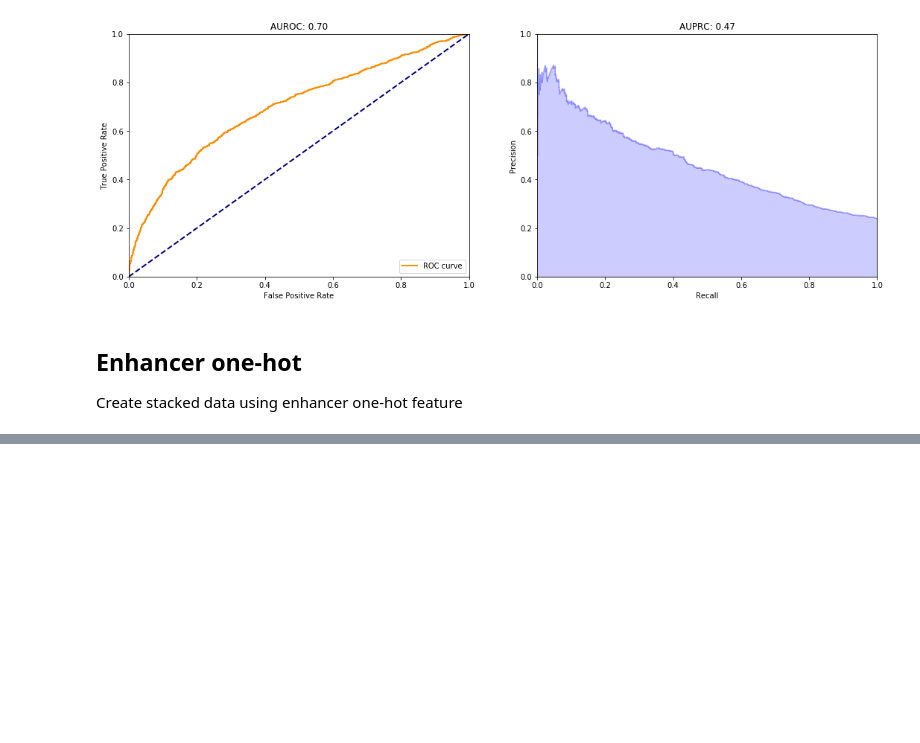
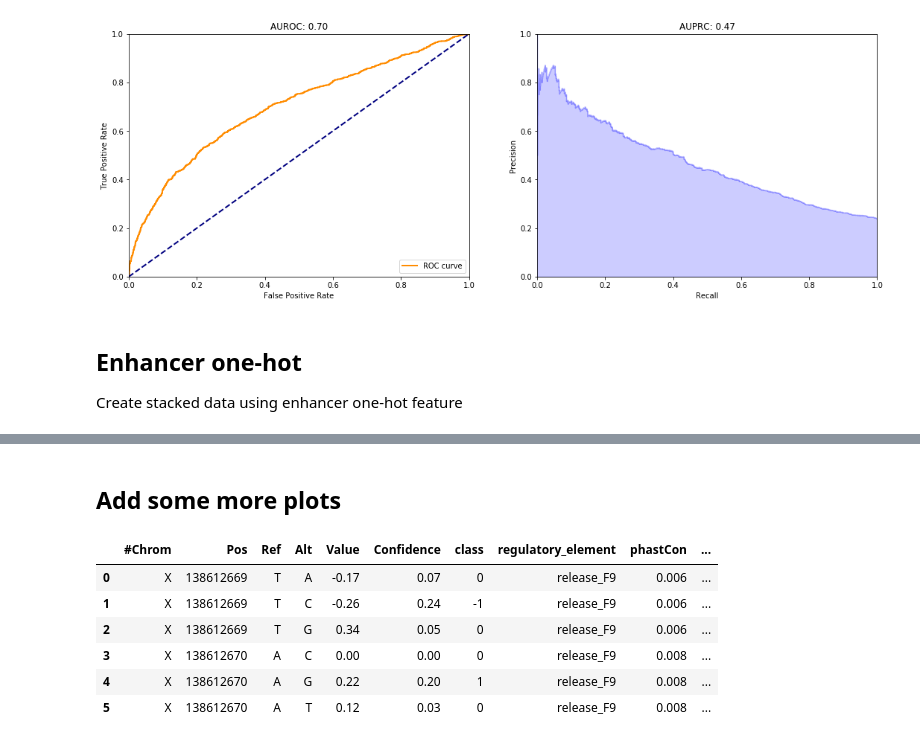
Before and after one commit to alex-hh/cagi5_mpra_prediction, a Jupyter notebook: Cagi5-Stacking.ipynb, the cells around one changed output, grey strips where cells are left out. Drawn from its saved outputs; the diff is of its cells as text; code cells hidden in the pictures; blank space fills up the shorter version.

```diff
--- a/Cagi5-Stacking.ipynb
+++ b/Cagi5-Stacking.ipynb
@@ -135,3 +142,15 @@ cv_regress.to_csv('data/stacked-{}.csv'.format(tag))
 np.save(
     'data/stacked-{}.npy'.format(tag),
     cv_regress.loc[:, ('PredValue', 'PredConfidence')].as_matrix())
+# %% [markdown]
+## Add some more plots
+# %%
+cv_regress.head(6)
+# %% [output]
+|  | #Chrom | Pos | Ref | Alt | Value | Confidence | class | regulatory_element | phastCon | ... |
+| 0 | X | 138612669 | T | A | -0.17 | 0.07 | 0 | release_F9 | 0.006 | ... |
+| 1 | X | 138612669 | T | C | -0.26 | 0.24 | -1 | release_F9 | 0.006 | ... |
+| 2 | X | 138612669 | T | G | 0.34 | 0.05 | 0 | release_F9 | 0.006 | ... |
+| 3 | X | 138612670 | A | C | 0.00 | 0.00 | 0 | release_F9 | 0.008 | ... |
+| 4 | X | 138612670 | A | G | 0.22 | 0.20 | 1 | release_F9 | 0.008 | ... |
+| 5 | X | 138612670 | A | T | 0.12 | 0.03 | 0 | release_F9 | 0.008 | ... |
```
Also changed, not shown: parts of 3 cells of this notebook, 2 other files.
